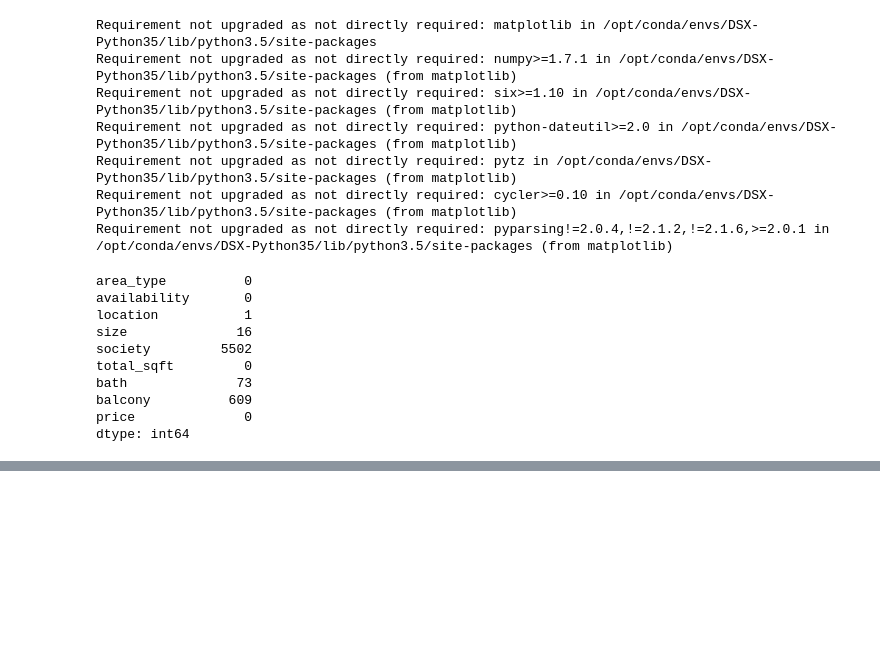
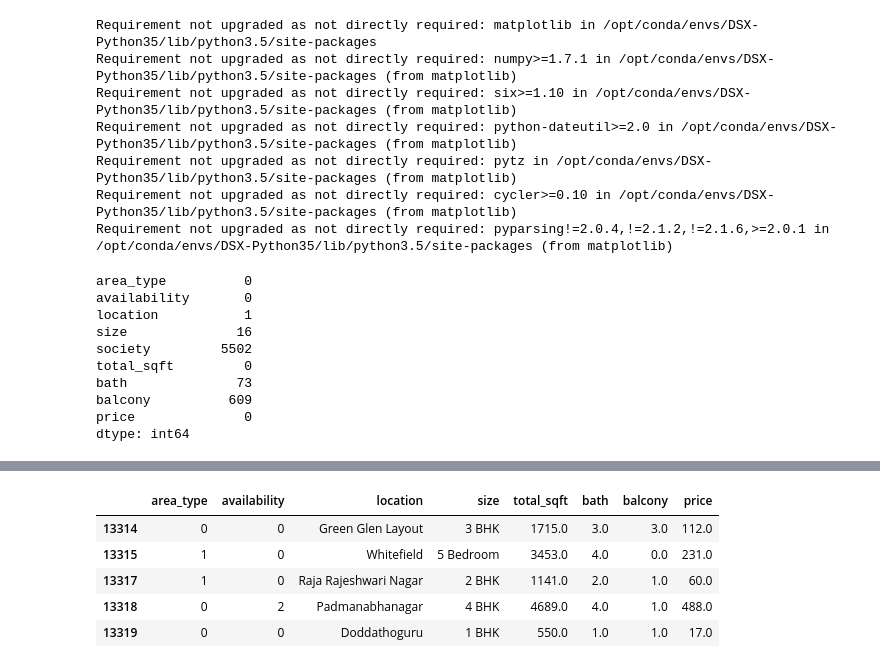
Before and after one commit to Vinitpad/Data-Science, a Jupyter notebook: Data Cleaning.ipynb, the cells around one changed output, grey strips where cells are left out. Cells and saved outputs as stored; diff of their text form; code cells hidden in the pictures; blank space fills up the shorter version.

```diff
--- a/Data Cleaning.ipynb
+++ b/Data Cleaning.ipynb
@@ -589,0 +657,9 @@ df.head(50)
+# %%
+df.tail()
+# %% [output]
+|  | area_type | availability | location | size | total_sqft | bath | balcony | price |
+| 13314 | 0 | 0 | Green Glen Layout | 3 BHK | 1715.0 | 3.0 | 3.0 | 112.0 |
+| 13315 | 1 | 0 | Whitefield | 5 Bedroom | 3453.0 | 4.0 | 0.0 | 231.0 |
+| 13317 | 1 | 0 | Raja Rajeshwari Nagar | 2 BHK | 1141.0 | 2.0 | 1.0 | 60.0 |
+| 13318 | 0 | 2 | Padmanabhanagar | 4 BHK | 4689.0 | 4.0 | 1.0 | 488.0 |
+| 13319 | 0 | 0 | Doddathoguru | 1 BHK | 550.0 | 1.0 | 1.0 | 17.0 |
```
Also changed, not shown: parts of 24 cells of this notebook.
